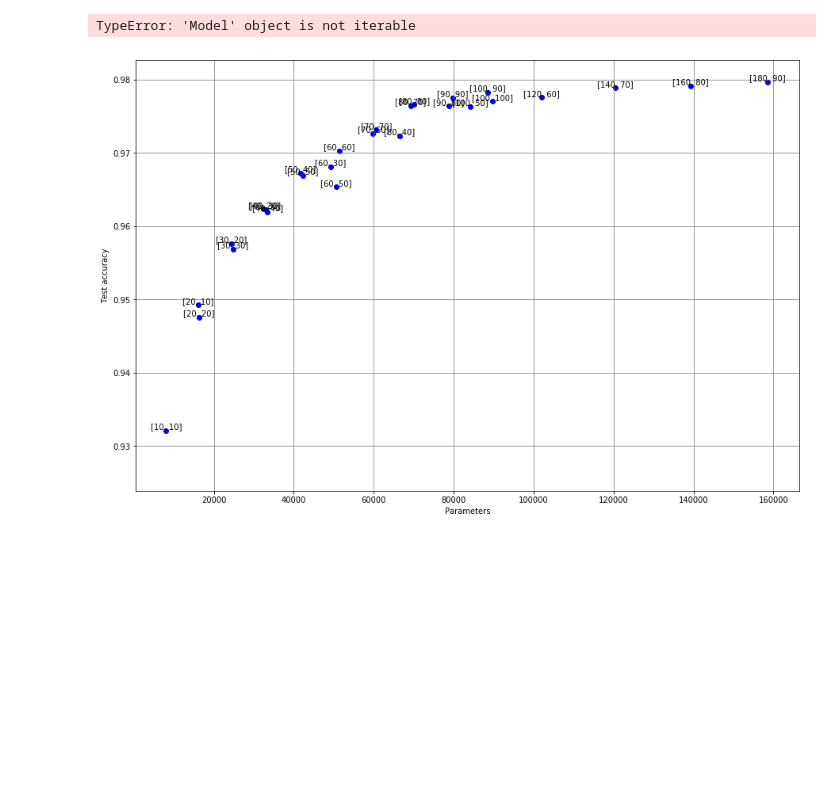
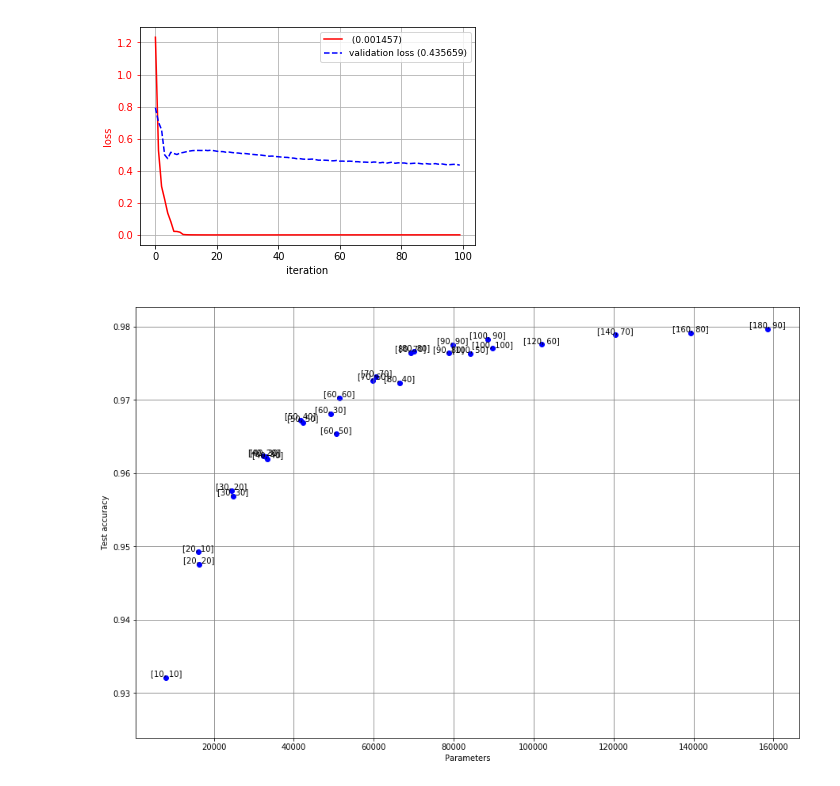
Before and after one commit to timellemeet/seminar, a Jupyter notebook: src/neuralnet/analysis.ipynb, the cells around one changed output. Cells and saved outputs as stored; diff of their text form; code cells hidden in the pictures; blank space fills up the shorter version.

```diff
--- a/src/neuralnet/analysis.ipynb
+++ b/src/neuralnet/analysis.ipynb
@@ -17,11 +15,13 @@ FileNotFoundError: [Errno 2] No such file or directory: '../neuralnet/Results/Ov
 # %%
-for model in models:
-    layers = model.model[0]['info']['netparams']['hidden_layers']
-    print("***%s****"%(layers))
-    model.summary()
-    model.plot_error()
+# for model in models:
+#     layers = model.model[0]['info']['netparams']['hidden_layers']
+#     print("***%f****%s"%(model.model[0]['info']['params'][ 'weight_decay'], layers))
+# #     model.summary()
+model=models[2]
+model.plot_error()
+    #     model.plot_error()
 # %% [output]
-TypeError: 'Model' object is not iterable
+[figure, added]
 # %%
 for model in models:
     texts = []
```
Also changed, not shown: parts of 4 cells of this notebook, 10 other files.
